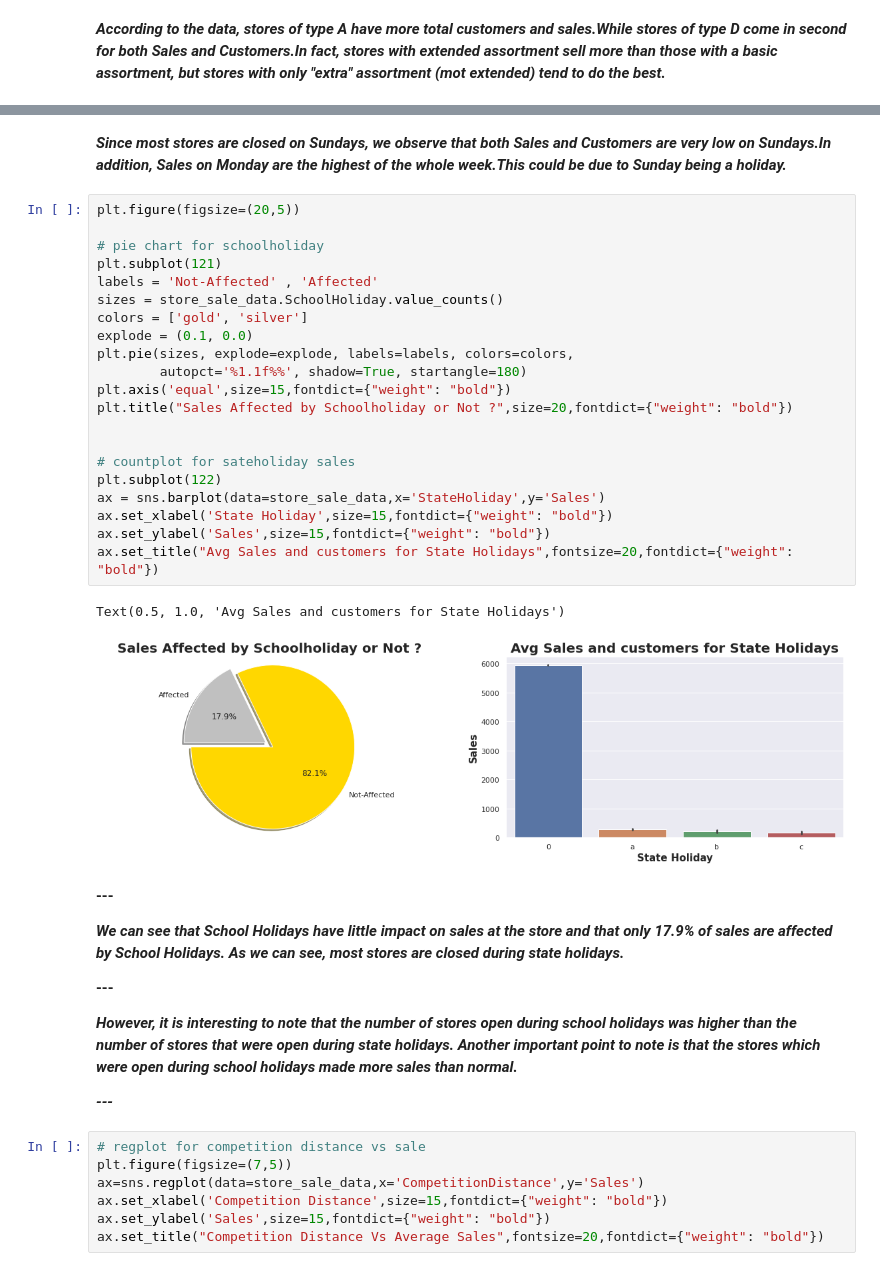
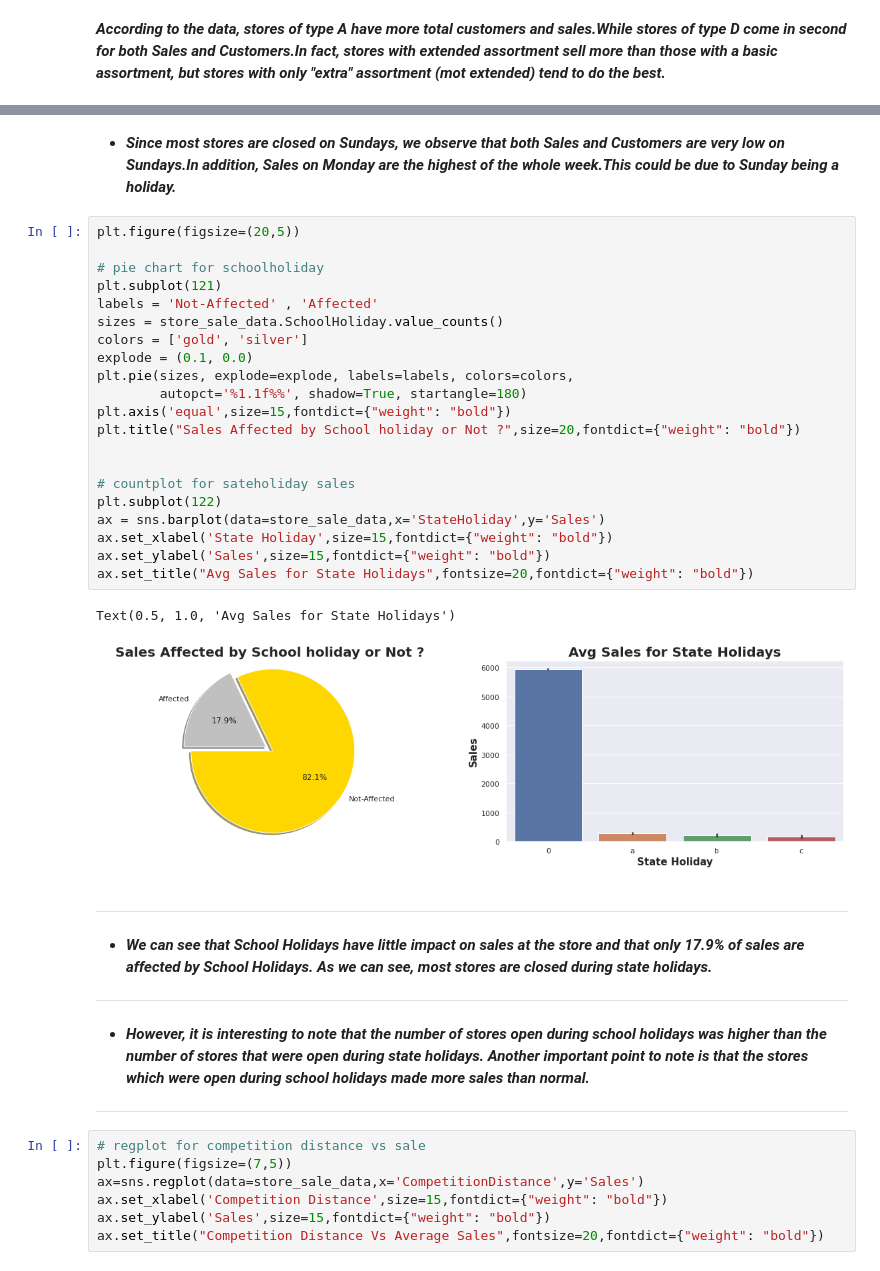
Before and after one commit to priyankashinde-DS/Rossmann_sales_prediction, a Jupyter notebook: ML(Supervised)_Rossmann_Sales_Prediction_Capstone_Project.ipynb, the cells around one changed output, grey strips where cells are left out. Saved outputs shown, nothing was run; the diff lists cells and outputs as text.

```diff
--- a/ML(Supervised)_Rossmann_Sales_Prediction_Capstone_Project.ipynb
+++ b/ML(Supervised)_Rossmann_Sales_Prediction_Capstone_Project.ipynb
@@ -599,46 +614,46 @@ Text(0.5, 1.0, 'Average sales and number of customers per DayOfWeek')
 # %% [markdown]
-***Since most stores are closed on Sundays, we observe that both Sales and Customers are very low on Sundays.In addition, Sales on Monday are the highest of the whole week.This could be due to Sunday being a holiday.***
+* ***Since most stores are closed on Sundays, we observe that both Sales and Customers are very low on Sundays.In addition, Sales on Monday are the highest of the whole week.This could be due to Sunday being a holiday.***
 # %%
 plt.figure(figsize=(20,5))
 
 # pie chart for schoolholiday
 plt.subplot(121)
 labels = 'Not-Affected' , 'Affected'
 sizes = store_sale_data.SchoolHoliday.value_counts()
 colors = ['gold', 'silver']
 explode = (0.1, 0.0)
 plt.pie(sizes, explode=explode, labels=labels, colors=colors,
         autopct='%1.1f%%', shadow=True, startangle=180)
 plt.axis('equal',size=15,fontdict={"weight": "bold"})
-plt.title("Sales Affected by Schoolholiday or Not ?",size=20,fontdict={"weight": "bold"})
+plt.title("Sales Affected by School holiday or Not ?",size=20,fontdict={"weight": "bold"})
 
 
 # countplot for sateholiday sales
 plt.subplot(122)
 ax = sns.barplot(data=store_sale_data,x='StateHoliday',y='Sales')
 ax.set_xlabel('State Holiday',size=15,fontdict={"weight": "bold"})
 ax.set_ylabel('Sales',size=15,fontdict={"weight": "bold"})
-ax.set_title("Avg Sales and customers for State Holidays",fontsize=20,fontdict={"weight": "bold"})
+ax.set_title("Avg Sales for State Holidays",fontsize=20,fontdict={"weight": "bold"})
 # %% [output]
-Text(0.5, 1.0, 'Avg Sales and customers for State Holidays')
+Text(0.5, 1.0, 'Avg Sales for State Holidays')
-[figure, old version]
+[figure, new version]
 # %% [markdown]
 
 
-**---**
+---
 
 
-***We can see that School Holidays have little impact on sales at the store and that only 17.9% of sales are affected by School Holidays.***
+* ***We can see that School Holidays have little impact on sales at the store and that only 17.9% of sales are affected by School Holidays.***
 ***As we can see, most stores are closed during state holidays.***
 
 
-**---**
+---
 
 
-***However, it is interesting to note that the number of stores open during school holidays was higher than the number of stores that were open during state holidays. Another important point to note is that the stores which were open during school holidays made more sales than normal.***
+* ***However, it is interesting to note that the number of stores open during school holidays was higher than the number of stores that were open during state holidays. Another important point to note is that the stores which were open during school holidays made more sales than normal.***
 
 
-***---***
+---
 # %%
 # regplot for competition distance vs sale
 plt.figure(figsize=(7,5))
```
Also changed, not shown: parts of 78 cells of this notebook.
